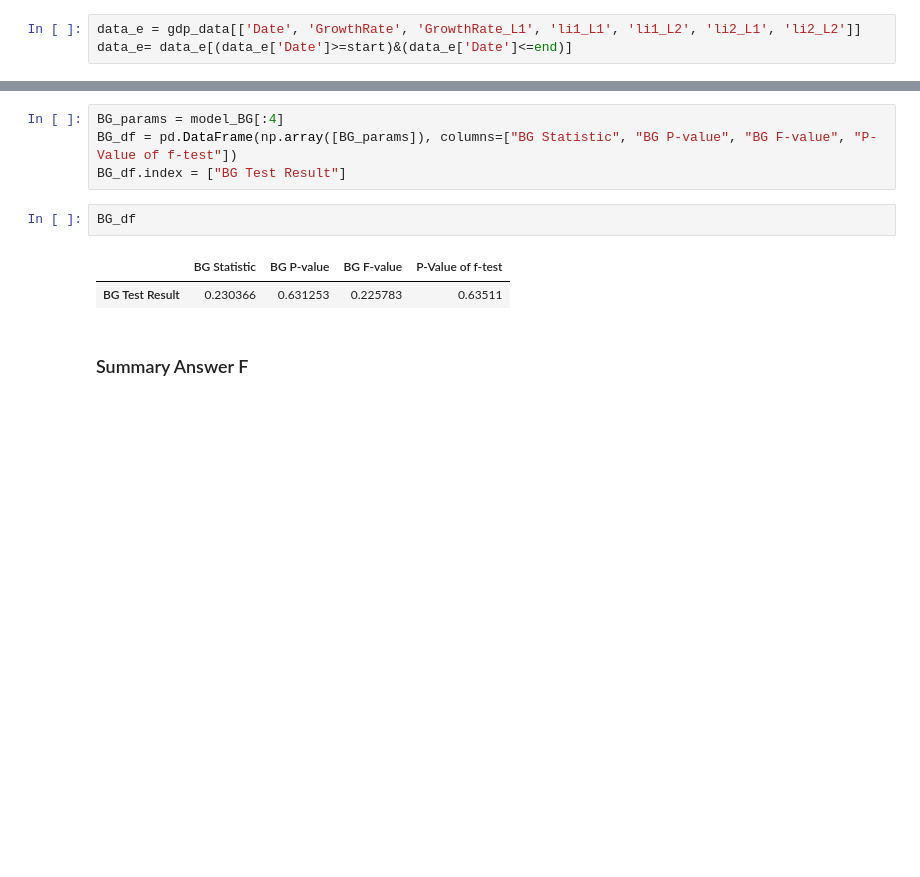
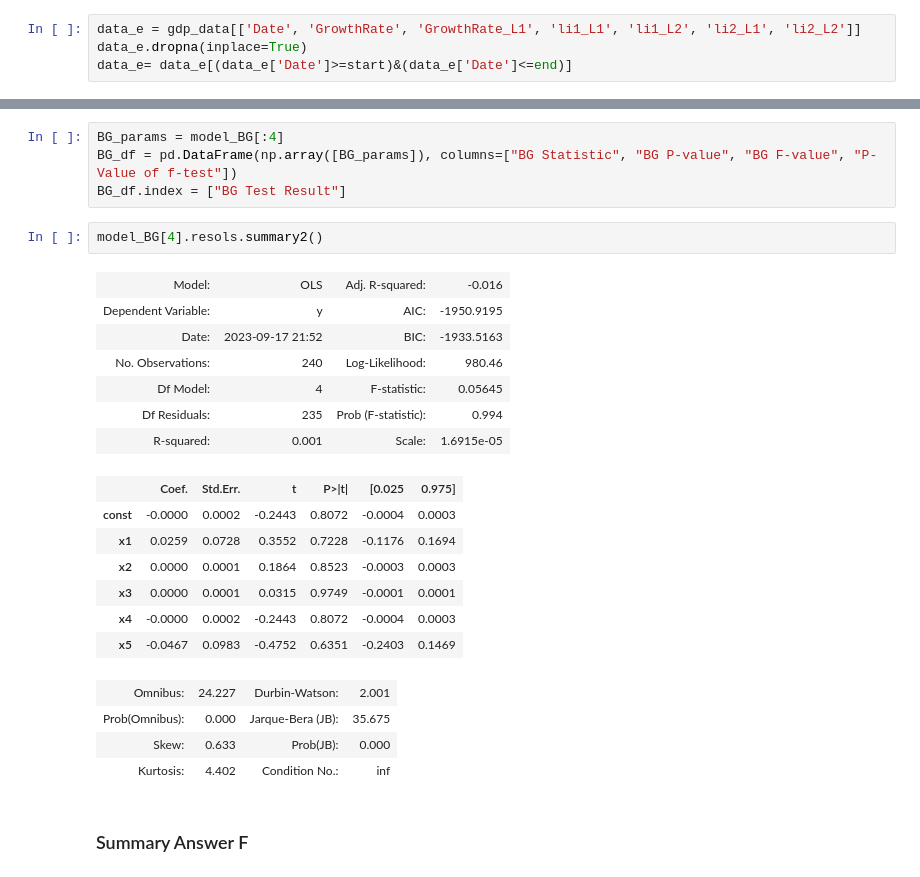
Before and after one commit to 2Rings/Quant_Strategies, a Jupyter notebook: Econometrics/CaseProject/caseproject_assignment.ipynb, the cells around one changed output, grey strips where cells are left out. Drawn from its saved outputs; the diff is of its cells as text; blank space fills up the shorter version.

Commit message:
update results

```diff
--- a/Econometrics/CaseProject/caseproject_assignment.ipynb
+++ b/Econometrics/CaseProject/caseproject_assignment.ipynb
@@ -279,4 +294,5 @@ gdp_data.head()
 ## Part E
 # %%
 data_e = gdp_data[['Date', 'GrowthRate', 'GrowthRate_L1', 'li1_L1', 'li1_L2', 'li2_L1', 'li2_L2']]
+data_e.dropna(inplace=True)
 data_e= data_e[(data_e['Date']>=start)&(data_e['Date']<=end)]
@@ -327,11 +345,27 @@ model_BG = sm.stats.diagnostic.acorr_breusch_godfrey(model_e_v1, nlags=1, store=
 BG_params = model_BG[:4]
 BG_df = pd.DataFrame(np.array([BG_params]), columns=["BG Statistic", "BG P-value", "BG F-value", "P-Value of f-test"])
 BG_df.index = ["BG Test Result"]
-# %%
-BG_df
-# %% [output]
-|  | BG Statistic | BG P-value | BG F-value | P-Value of f-test |
-| BG Test Result | 0.230366 | 0.631253 | 0.225783 | 0.63511 |
+# %%
+model_BG[4].resols.summary2()
+# %% [output]
+| Model: | OLS | Adj. R-squared: | -0.016 |
+| Dependent Variable: | y | AIC: | -1950.9195 |
+| Date: | 2023-09-17 21:52 | BIC: | -1933.5163 |
+| No. Observations: | 240 | Log-Likelihood: | 980.46 |
+| Df Model: | 4 | F-statistic: | 0.05645 |
+| Df Residuals: | 235 | Prob (F-statistic): | 0.994 |
+| R-squared: | 0.001 | Scale: | 1.6915e-05 |
+|  | Coef. | Std.Err. | t | P>|t| | [0.025 | 0.975] |
+| const | -0.0000 | 0.0002 | -0.2443 | 0.8072 | -0.0004 | 0.0003 |
+| x1 | 0.0259 | 0.0728 | 0.3552 | 0.7228 | -0.1176 | 0.1694 |
+| x2 | 0.0000 | 0.0001 | 0.1864 | 0.8523 | -0.0003 | 0.0003 |
+| x3 | 0.0000 | 0.0001 | 0.0315 | 0.9749 | -0.0001 | 0.0001 |
+| x4 | -0.0000 | 0.0002 | -0.2443 | 0.8072 | -0.0004 | 0.0003 |
+| x5 | -0.0467 | 0.0983 | -0.4752 | 0.6351 | -0.2403 | 0.1469 |
+| Omnibus: | 24.227 | Durbin-Watson: | 2.001 |
+| Prob(Omnibus): | 0.000 | Jarque-Bera (JB): | 35.675 |
+| Skew: | 0.633 | Prob(JB): | 0.000 |
+| Kurtosis: | 4.402 | Condition No.: | inf |
 # %% [markdown]
 ### Summary  Answer F
 # %%
```
Also changed, not shown: parts of 13 cells of this notebook, 1 other file.
